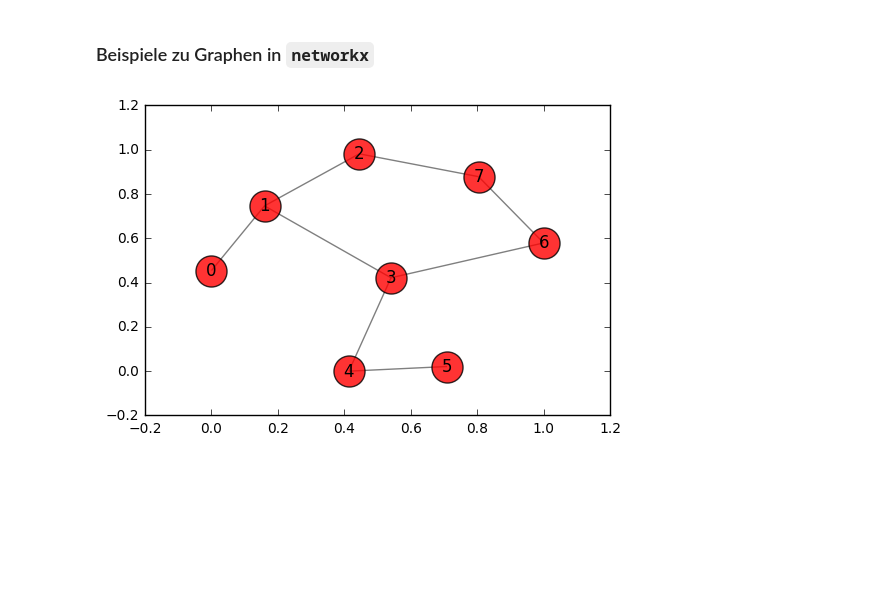
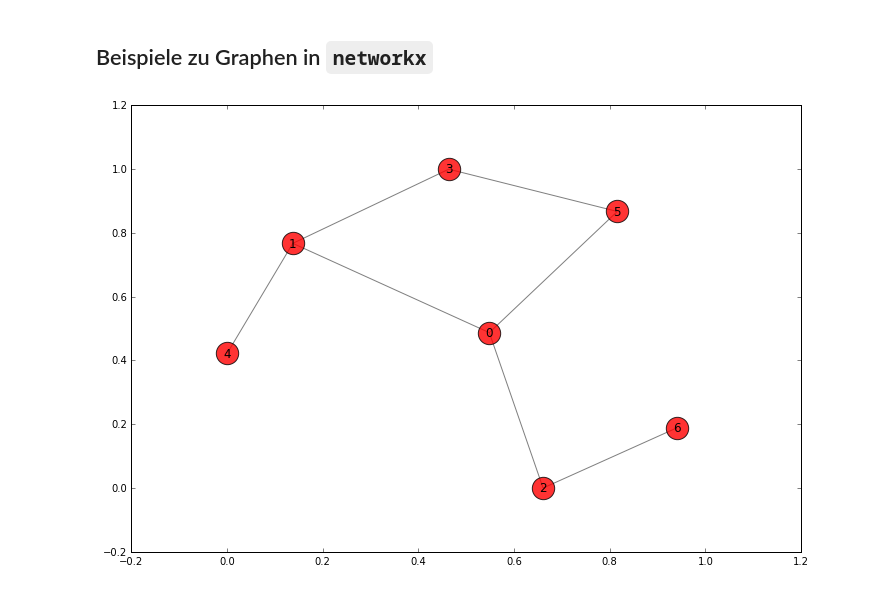
Before and after one commit to captain-proton/aise, a Jupyter notebook: documentation/source/nia/jupyter_nb/graph_samples.ipynb, the cells around one changed output. Saved outputs shown, nothing was run; the diff lists cells and outputs as text; code cells hidden in the pictures; blank space fills up the shorter version.

```diff
--- a/documentation/source/nia/jupyter_nb/graph_samples.ipynb
+++ b/documentation/source/nia/jupyter_nb/graph_samples.ipynb
@@ -1,27 +1,34 @@
 # %% [markdown]
-### Beispiele zu Graphen in `networkx`
+## Beispiele zu Graphen in `networkx`
 # %%
+import matplotlib
 import matplotlib.pyplot as plt
 import networkx as nx
+
+matplotlib.rcParams['figure.figsize'] = [12., 8.]
+
+log_debug = False
+def debug(msg, *args, **kwargs):
+    if log_debug:
+        print(msg.format(*args, **kwargs))
 # %%
-g = nx.Graph()
+G = nx.Graph()
 
-g.add_nodes_from([0,1,2,3,4,5,6,7])
-g.add_edges_from([(0,1),(1,2),(1,3),(2,7),(7,6),(3,4),(4,5),(3,6)])
+G.add_nodes_from([i for i in range(7)])
+G.add_edges_from([(0,1),(0,2),(0,5),(1,3),(1,4),(2,6),(3,5)])
 
-pos = nx.spring_layout(g) # positions for all nodes
+# positions for all nodes
+pos = nx.spring_layout(G)
 
 # nodes
-nx.draw_networkx_nodes(g,pos,
-                       node_size=500,
-                       alpha=0.8)
+nx.draw_networkx_nodes(G, pos, node_size=500, alpha=0.8)
 
 # edges
-nx.draw_networkx_edges(g,pos,width=1.0,alpha=0.5)
+nx.draw_networkx_edges(G, pos, width=1.0, alpha=0.5)
 
 #labels
-nx.draw_networkx_labels(g,pos)
+nx.draw_networkx_labels(G, pos)
 
 plt.show()
 # %% [output]
-[figure, old version]
+[figure, new version]
```
Also changed, not shown: parts of 21 cells of this notebook.
